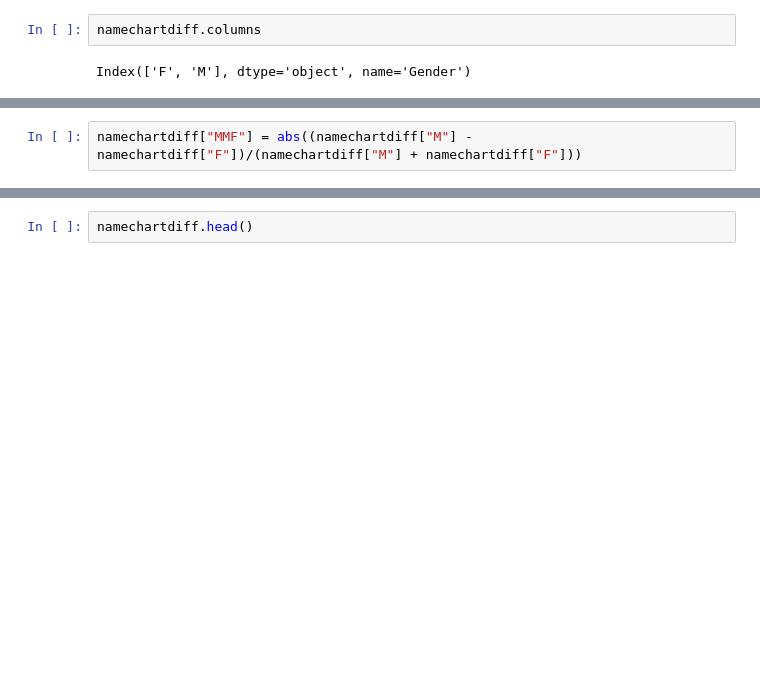
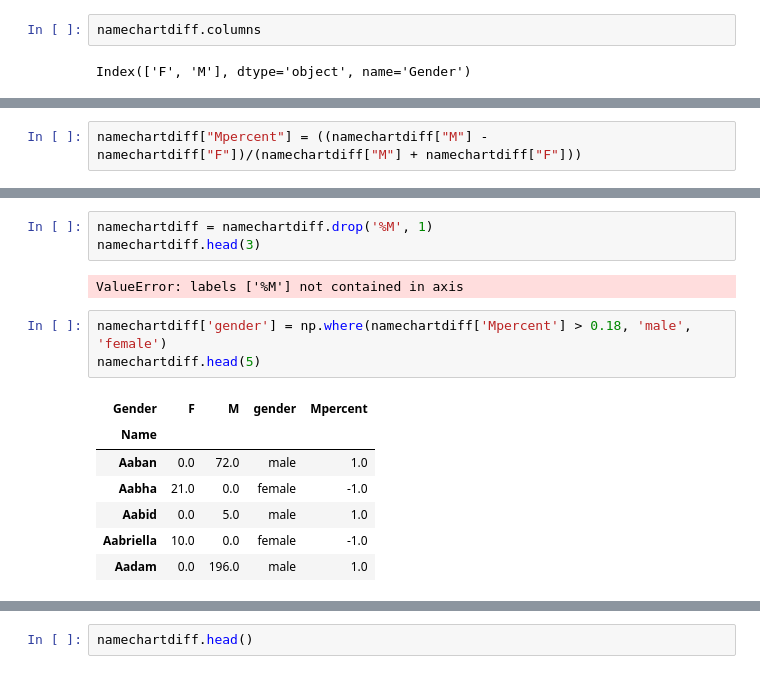
Before and after one commit to Rogerh91/Springboard-DS2, a Jupyter notebook: Springboard DS2 Capstone Project - Diversity in Bootcamps.ipynb, the cells around one changed output, grey strips where cells are left out. Cells and saved outputs as stored; diff of their text form; blank space fills up the shorter version.

```diff
--- a/Springboard DS2 Capstone Project - Diversity in Bootcamps.ipynb
+++ b/Springboard DS2 Capstone Project - Diversity in Bootcamps.ipynb
@@ -244,2 +307,2 @@ namechartdiff
 # %%
-namechartdiff["MMF"] = abs((namechartdiff["M"] - namechartdiff["F"])/(namechartdiff["M"] + namechartdiff["F"]))
+namechartdiff["Mpercent"] = ((namechartdiff["M"] - namechartdiff["F"])/(namechartdiff["M"] + namechartdiff["F"]))
@@ -245,0 +317,16 @@ namechartdiff["MMF"] = abs((namechartdiff["M"] - namechartdiff["F"])/(namechartd
+# %%
+namechartdiff = namechartdiff.drop('%M', 1)
+namechartdiff.head(3)
+# %% [output]
+ValueError: labels ['%M'] not contained in axis
+# %%
+namechartdiff['gender'] = np.where(namechartdiff['Mpercent'] > 0.18, 'male', 'female')
+namechartdiff.head(5)
+# %% [output]
+| Gender | F | M | gender | Mpercent |
+| Name |  |  |  |  |
+| Aaban | 0.0 | 72.0 | male | 1.0 |
+| Aabha | 21.0 | 0.0 | female | -1.0 |
+| Aabid | 0.0 | 5.0 | male | 1.0 |
+| Aabriella | 10.0 | 0.0 | female | -1.0 |
+| Aadam | 0.0 | 196.0 | male | 1.0 |
```
Also changed, not shown: parts of 35 cells of this notebook.
